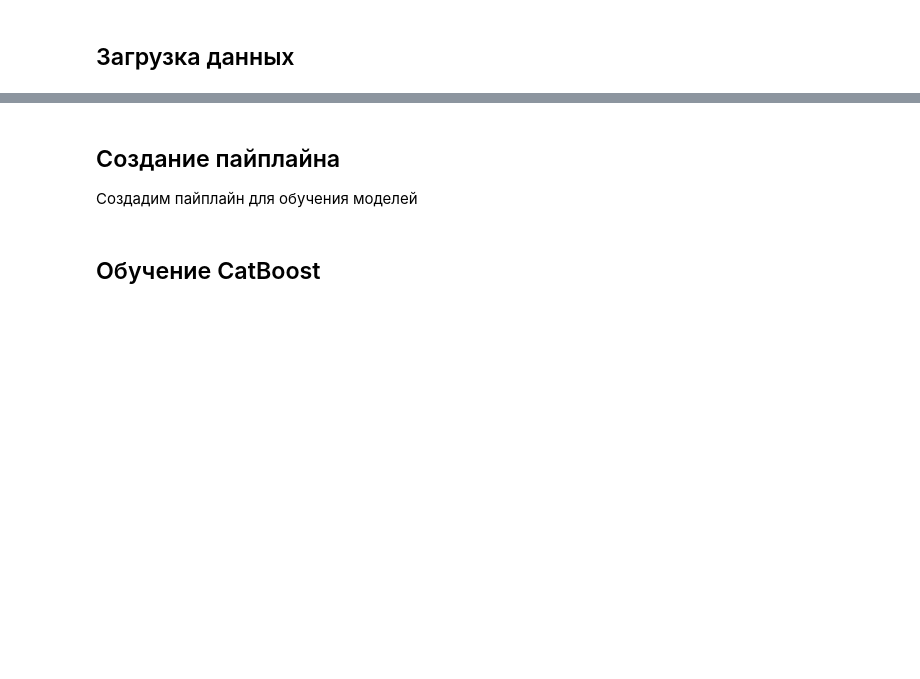
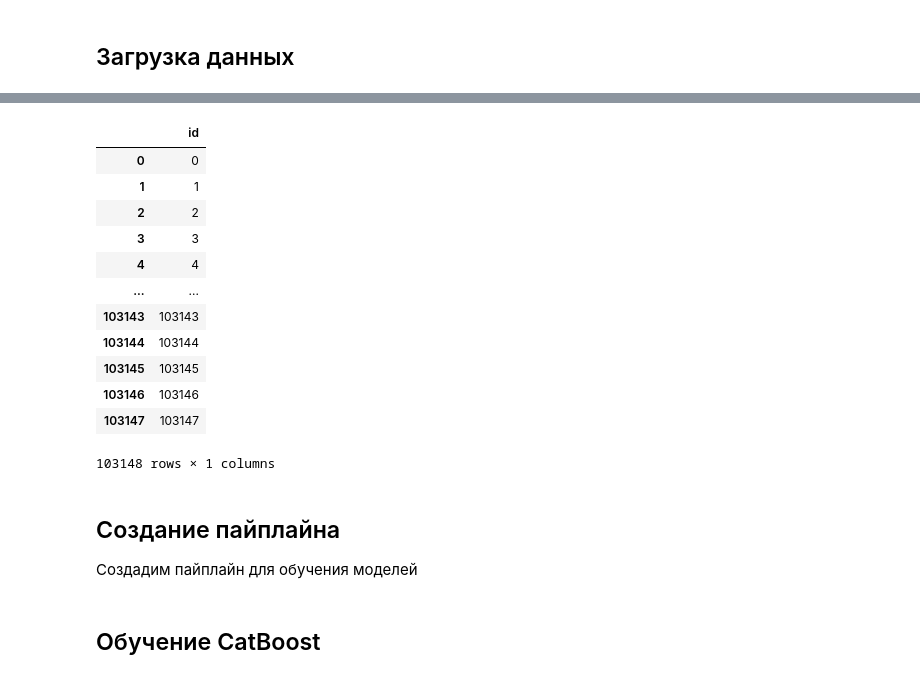
Before and after one commit to Moncervers/hotel_review_score_prediction, a Jupyter notebook: prediction.ipynb, the cells around one changed output, grey strips where cells are left out. Cells and saved outputs as stored; diff of their text form; code cells hidden in the pictures; blank space fills up the shorter version.

```diff
--- a/prediction.ipynb
+++ b/prediction.ipynb
@@ -70,3 +125,22 @@ RANDOM_STATE = 42
+# %%
+predictions = pd.DataFrame({
+    'id': range(len(test_df)),
+})
+predictions
+# %% [output]
+|  | id |
+| 0 | 0 |
+| 1 | 1 |
+| 2 | 2 |
+| 3 | 3 |
+| 4 | 4 |
+| ... | ... |
+| 103143 | 103143 |
+| 103144 | 103144 |
+| 103145 | 103145 |
+| 103146 | 103146 |
+| 103147 | 103147 |
+103148 rows × 1 columns
 # %% [markdown]
 ## Создание пайплайна
 
```
Also changed, not shown: parts of 15 cells of this notebook, 1 other file.
